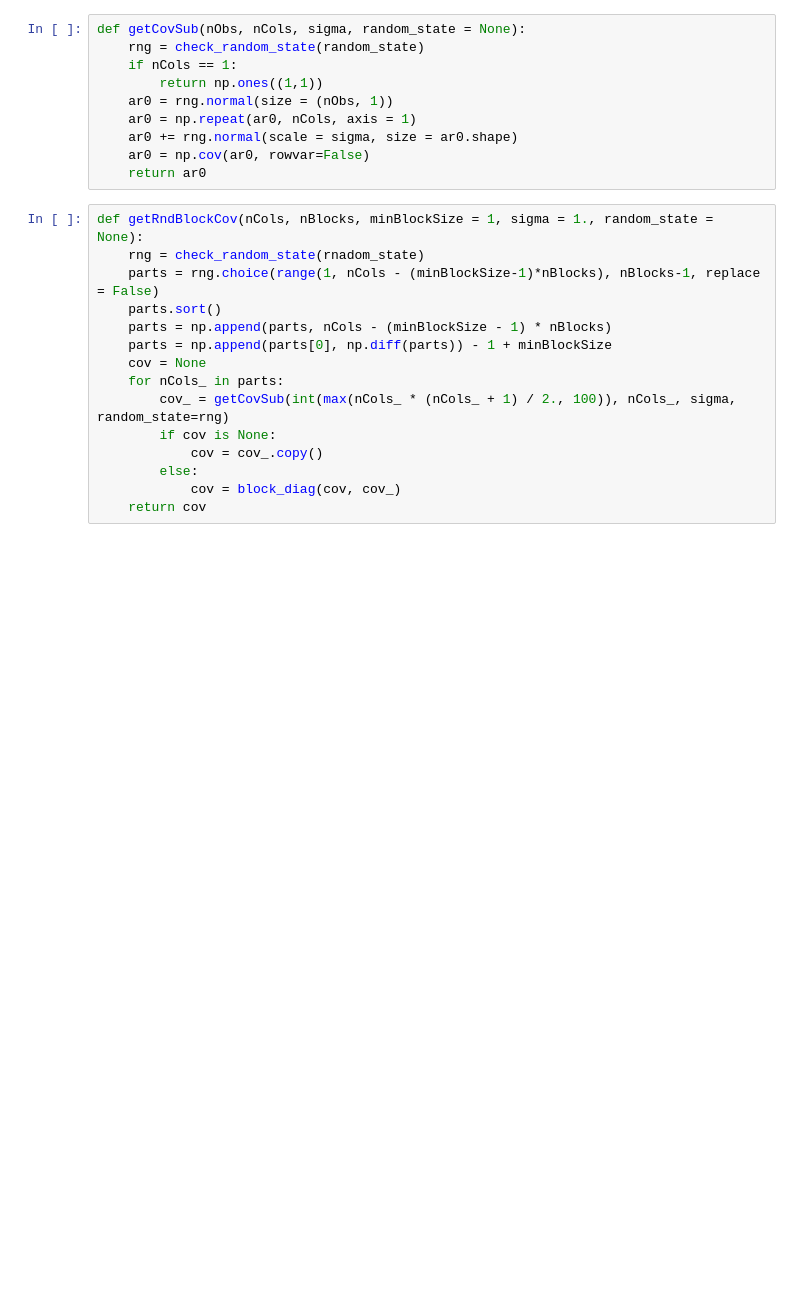
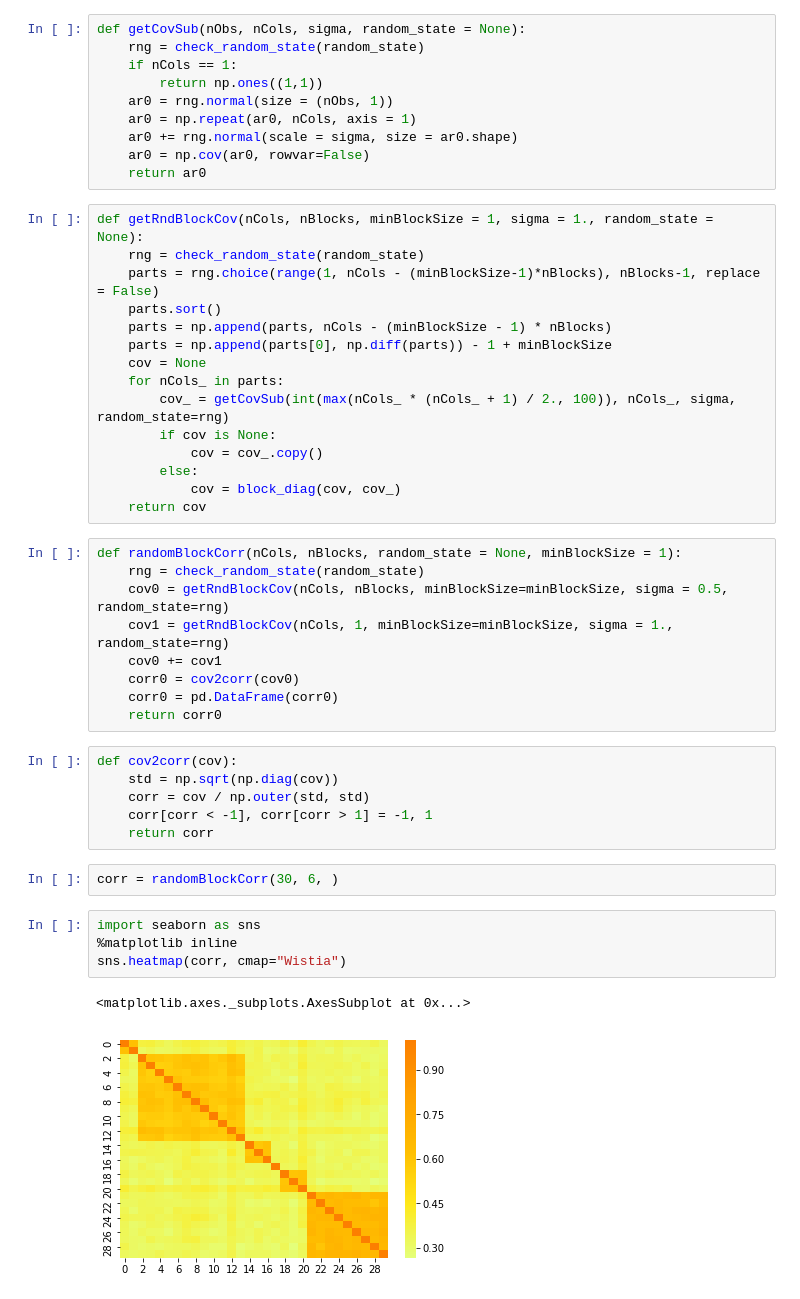
Before and after one commit to utopiangit/Financial, a Jupyter notebook: ml/Chapter4.ipynb, the cells around one changed output. Saved outputs shown, nothing was run; the diff lists cells and outputs as text; blank space fills up the shorter version.

```diff
--- a/ml/Chapter4.ipynb
+++ b/ml/Chapter4.ipynb
@@ -85,7 +87,7 @@ def getCovSub(nObs, nCols, sigma, random_state = None):
     return ar0
 # %%
 def getRndBlockCov(nCols, nBlocks, minBlockSize = 1, sigma = 1., random_state = None):
-    rng = check_random_state(rnadom_state)
+    rng = check_random_state(random_state)
     parts = rng.choice(range(1, nCols - (minBlockSize-1)*nBlocks), nBlocks-1, replace = False)
     parts.sort()
     parts = np.append(parts, nCols - (minBlockSize - 1) * nBlocks)
@@ -98,3 +100,27 @@ def getRndBlockCov(nCols, nBlocks, minBlockSize = 1, sigma = 1., random_state =
         else:
             cov = block_diag(cov, cov_)
     return cov
+# %%
+def randomBlockCorr(nCols, nBlocks, random_state = None, minBlockSize = 1):
+    rng = check_random_state(random_state)
+    cov0 = getRndBlockCov(nCols, nBlocks, minBlockSize=minBlockSize, sigma = 0.5, random_state=rng)
+    cov1 = getRndBlockCov(nCols, 1, minBlockSize=minBlockSize, sigma = 1., random_state=rng)
+    cov0 += cov1
+    corr0 = cov2corr(cov0)
+    corr0 = pd.DataFrame(corr0)
+    return corr0
+# %%
+def cov2corr(cov):
+    std = np.sqrt(np.diag(cov))
+    corr = cov / np.outer(std, std)
+    corr[corr < -1], corr[corr > 1] = -1, 1
+    return corr
+# %%
+corr = randomBlockCorr(30, 6, )
+# %%
+import seaborn as sns
+%matplotlib inline
+sns.heatmap(corr, cmap="Wistia")
+# %% [output]
+<matplotlib.axes._subplots.AxesSubplot at 0x...>
+[figure, added]
```
Also changed, not shown: parts of 11 cells of this notebook.
